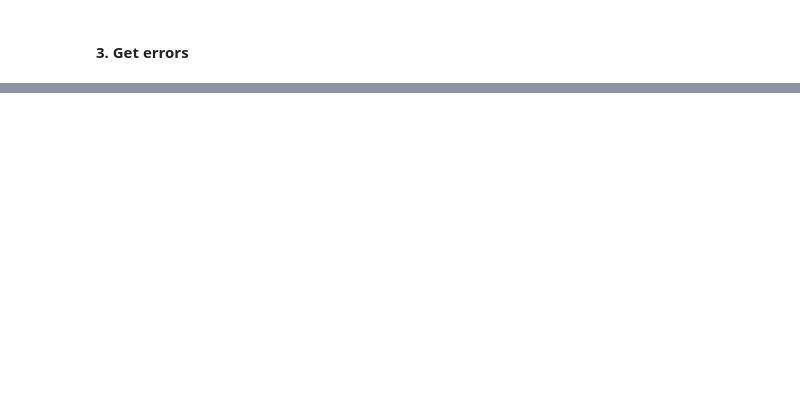
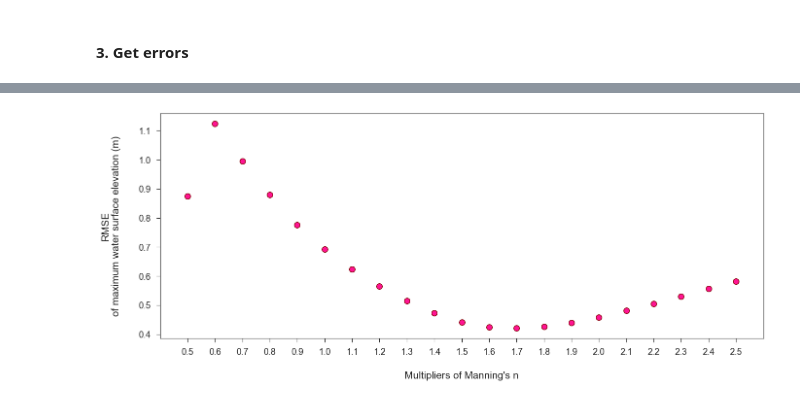
Before and after one commit to Martin20494/Grid_Orientation, a Jupyter notebook: validation_calibration/scripts/Evaluationfor_validation_calibration.ipynb, the cells around one changed output, grey strips where cells are left out. Drawn from its saved outputs; the diff is of its cells as text; code cells hidden in the pictures; blank space fills up the shorter version.

```diff
--- a/validation_calibration/scripts/Evaluationfor_validation_calibration.ipynb
+++ b/validation_calibration/scripts/Evaluationfor_validation_calibration.ipynb
@@ -178,0 +273,17 @@ n_dict_copy_002 = copy.deepcopy(n_dict)
+# %%
+# Get no missing data dictionary
+n_nomissing_dict = {}
+for i in range(len(n_calibration)):
+    n_nomissing_dict[f"n_{n_calibration[i]}"] = n_dict_copy_002[f"n_{n_calibration[i]}"].loc[notnan_inds_list, :]
+# %%
+# Generate RMSE without missing values
+rmse_selectedmissing_list = []
+for i in range(len(n_calibration)):
+    rmse = mean_squared_error(
+        n_nomissing_dict[f"n_{n_calibration[i]}"].level,
+        n_nomissing_dict[f"n_{n_calibration[i]}"].mxe,
+        squared=False
+    )
+    rmse_selectedmissing_list.append(rmse)
+    text = "RMSE when n = {0} is {1:.3f}".format(n_calibration[i], rmse_selectedmissing_list[i])
+    print(text)
@@ -178,0 +308,32 @@ n_dict_copy_002 = copy.deepcopy(n_dict)
+# %%
+# No connected lines
+fig, ax = plt.subplots(figsize=(16, 6))
+
+fontsize = 15
+labelpad = 21
+
+# Plot
+ax.scatter(x=n_calibration, y=rmse_selectedmissing_list,
+           facecolor='deeppink', edgecolor='maroon', linewidth=1, s=70, zorder=2)
+
+# Set up ticks
+ax.set_xticks(np.arange(.5, 2.6, .1))
+# ax.set_yticks(np.arange(.3, 1, .1))
+
+# # Set up x limit
+# ax.set_ylim(bottom=.37)
+
+# Adjust x and y labels
+ax.set_xlabel("Multipliers of Manning's n", fontsize=fontsize, labelpad=labelpad)
+ax.set_ylabel("RMSE\nof maximum water surface elevation (m)", rotation=-270, fontsize=fontsize, labelpad=labelpad+5)
+
+
+# Set up ticks
+for item in (ax.get_xticklabels() + ax.get_yticklabels()):  # For x, y ticks' labels
+    item.set_fontsize(fontsize-2)
+ax.tick_params(direction='out', length=labelpad-15, pad=labelpad-13)
+
+# Save
+plt.savefig(fr"{main_dir}\calibration_noconnectedline.png", bbox_inches='tight', dpi=330)
+# %% [output]
+[figure, added]
```
Also changed, not shown: parts of 23 cells of this notebook, 9 other files.
